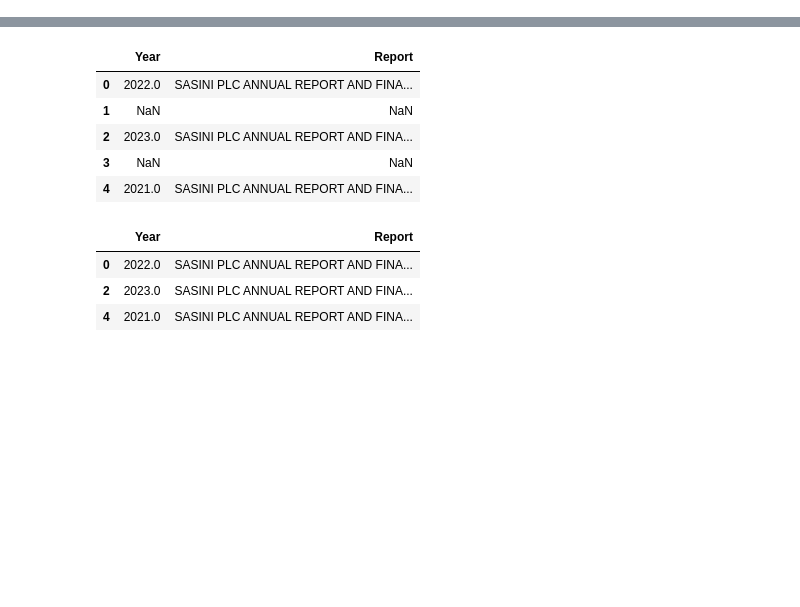
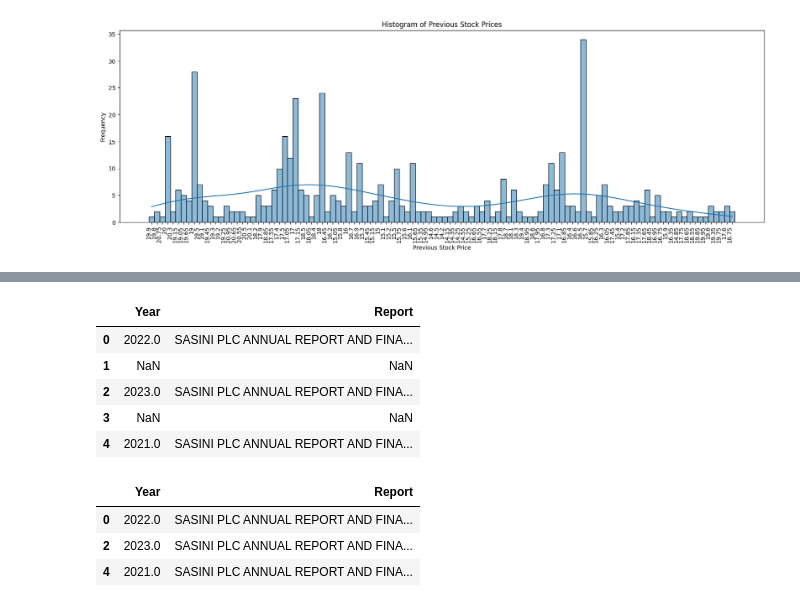
Before and after one commit to KelvinKilonzo97/Sasini, a Jupyter notebook: Kelvin_Kilonzo_Sentiment_Analysis.ipynb, the cells around one changed output, grey strips where cells are left out. Cells and saved outputs as stored; diff of their text form; code cells hidden in the pictures; blank space fills up the shorter version.

```diff
--- a/Kelvin_Kilonzo_Sentiment_Analysis.ipynb
+++ b/Kelvin_Kilonzo_Sentiment_Analysis.ipynb
@@ -2,0 +159,7 @@
+# %%
+# Omit Null Values
+stocks2 = stocks1.dropna(subset=['SECTOR'])
+# %%
+#Filter for SASINI
+stocks3 = stocks2[stocks2['CODE'] == 'SASN']
+stocks3.head()
@@ -2,0 +173,4 @@
+# %%
+# Subseting to include only relevant dates
+stocks4 = stocks3[stocks3['Date3'] >= '2019-01-01']
+stocks4.head()
@@ -2,0 +184,4 @@
+# %%
+stocks4['month'] = stocks4['Date3'].dt.month
+stocks4['year'] = stocks4['Date3'].dt.year
+stocks4['monthyear'] = stocks4['Date3'].dt.to_period('M')
@@ -3,3 +204,13 @@
+# %%
+plt.figure(figsize=(20, 6))
+sns.histplot(stocks4['Previous'], bins=20, kde=True)
+plt.title('Histogram of Previous Stock Prices')
+plt.xlabel('Previous Stock Price')
+plt.ylabel('Frequency')
+plt.xticks(rotation=90, ha='right')
+plt.show()
+# %% [output]
+[figure, added]
 # %%
 !pip install pandas nltk wordcloud matplotlib
 import pandas as pd
```
Also changed, not shown: parts of 12 cells of this notebook.
